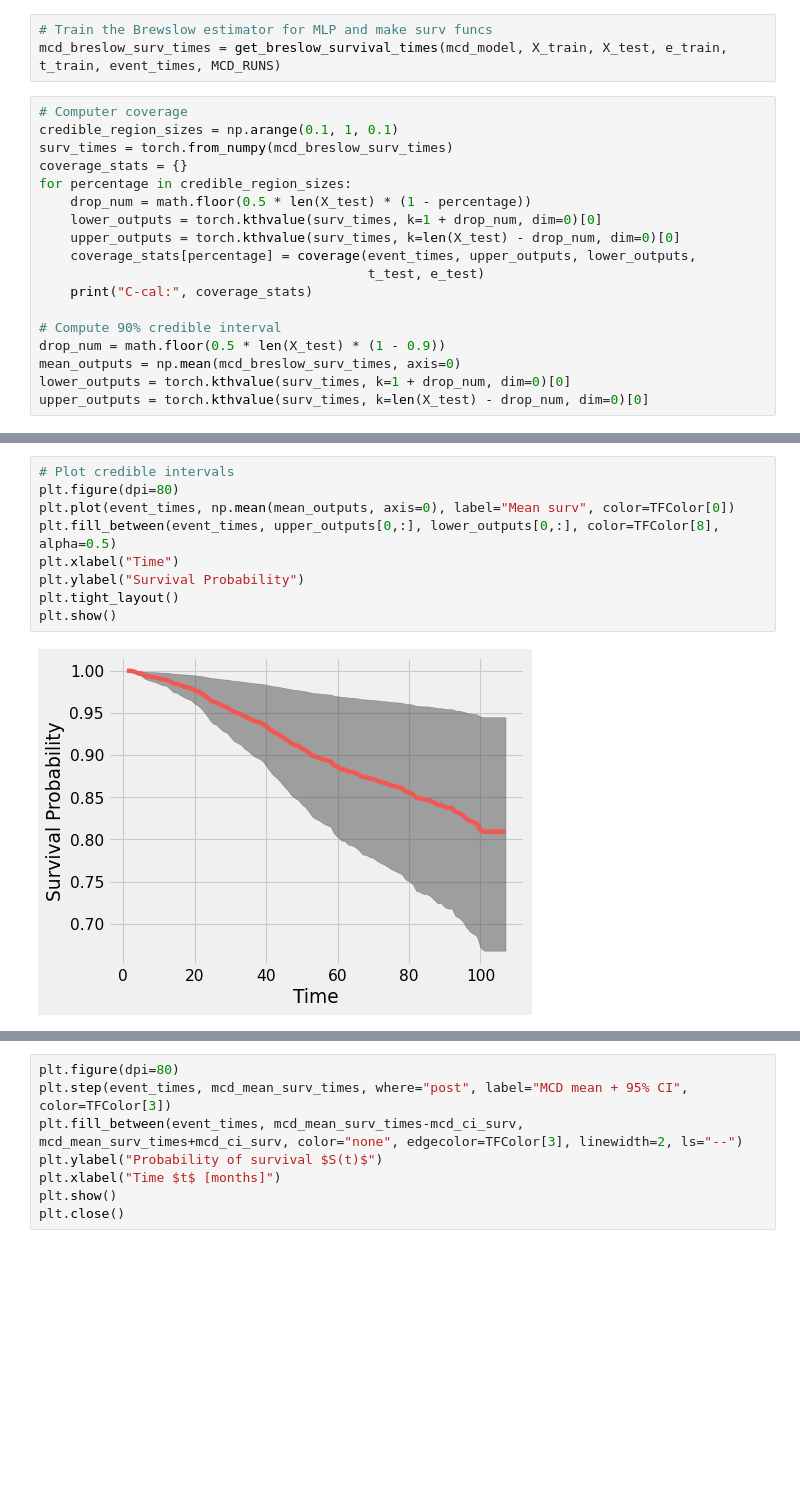
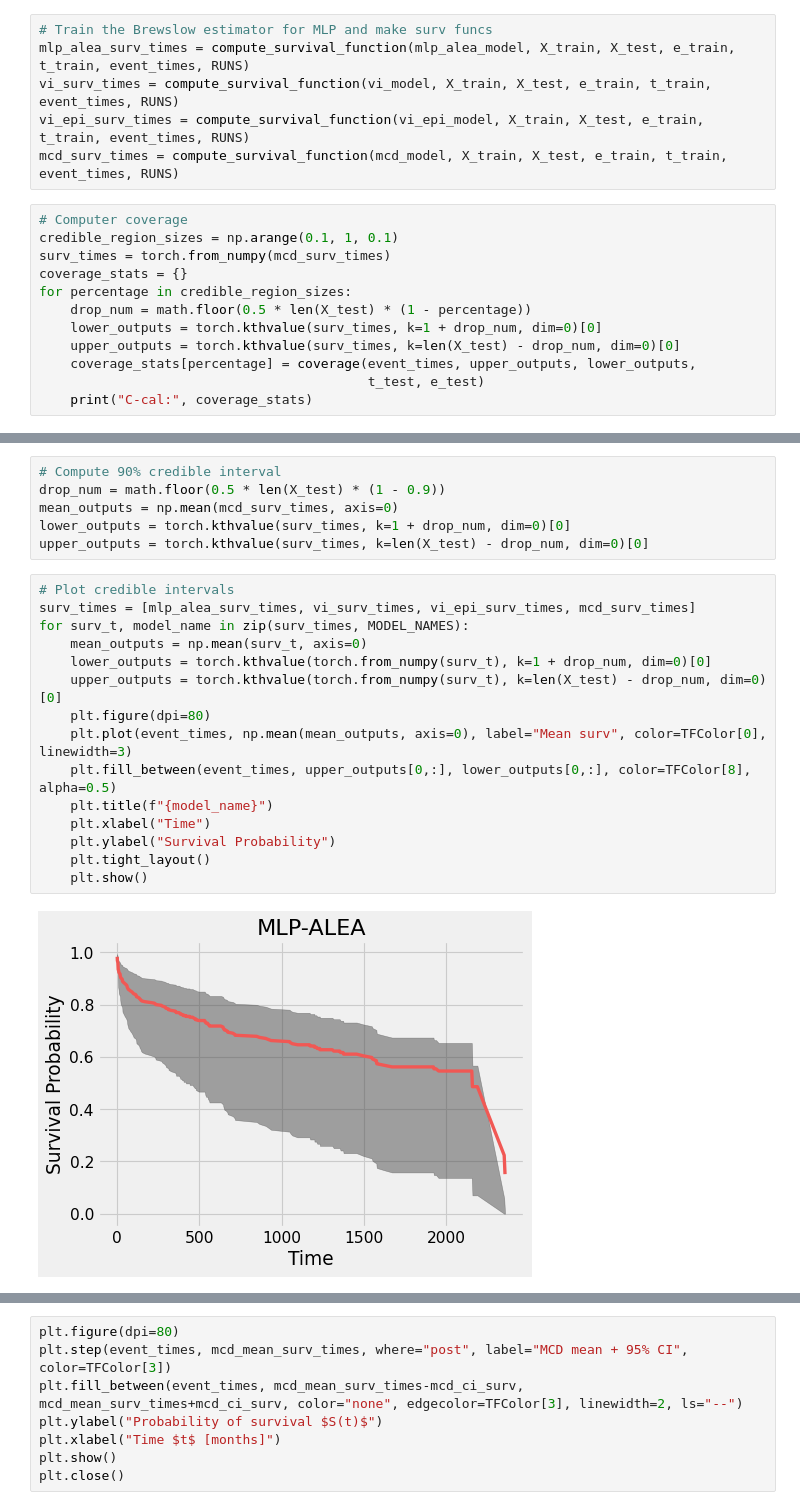
Before and after one commit to thecml/baysurv-wip, a Jupyter notebook: notebooks/model_inference.ipynb, the cells around one changed output, grey strips where cells are left out. Saved outputs shown, nothing was run; the diff lists cells and outputs as text; blank space fills up the shorter version.

Commit message:
Prints all results now. Added surv plots

```diff
--- a/notebooks/model_inference.ipynb
+++ b/notebooks/model_inference.ipynb
@@ -122,10 +115,13 @@ measure_model_variance(X_test)
 # %%
 # Train the Brewslow estimator for MLP and make surv funcs
-mcd_breslow_surv_times = get_breslow_survival_times(mcd_model, X_train, X_test, e_train, t_train, event_times, MCD_RUNS)
+mlp_alea_surv_times = compute_survival_function(mlp_alea_model, X_train, X_test, e_train, t_train, event_times, RUNS)
+vi_surv_times = compute_survival_function(vi_model, X_train, X_test, e_train, t_train, event_times, RUNS)
+vi_epi_surv_times = compute_survival_function(vi_epi_model, X_train, X_test, e_train, t_train, event_times, RUNS)
+mcd_surv_times = compute_survival_function(mcd_model, X_train, X_test, e_train, t_train, event_times, RUNS)
 # %%
 # Computer coverage
 credible_region_sizes = np.arange(0.1, 1, 0.1)
-surv_times = torch.from_numpy(mcd_breslow_surv_times)
+surv_times = torch.from_numpy(mcd_surv_times)
 coverage_stats = {}
 for percentage in credible_region_sizes:
     drop_num = math.floor(0.5 * len(X_test) * (1 - percentage))
@@ -134,10 +130,4 @@ for percentage in credible_region_sizes:
     coverage_stats[percentage] = coverage(event_times, upper_outputs, lower_outputs,
                                           t_test, e_test)
     print("C-cal:", coverage_stats)
-
-# Compute 90% credible interval
-drop_num = math.floor(0.5 * len(X_test) * (1 - 0.9))
-mean_outputs = np.mean(mcd_breslow_surv_times, axis=0)
-lower_outputs = torch.kthvalue(surv_times, k=1 + drop_num, dim=0)[0]
-upper_outputs = torch.kthvalue(surv_times, k=len(X_test) - drop_num, dim=0)[0]
 # %% [output]
@@ -153,11 +143,23 @@ C-cal: {0.1: 0.7444043321299639, 0.2: 0.7444043321299639, 0.30000000000000004: 0
+# %%
+# Compute 90% credible interval
+drop_num = math.floor(0.5 * len(X_test) * (1 - 0.9))
+mean_outputs = np.mean(mcd_surv_times, axis=0)
+lower_outputs = torch.kthvalue(surv_times, k=1 + drop_num, dim=0)[0]
+upper_outputs = torch.kthvalue(surv_times, k=len(X_test) - drop_num, dim=0)[0]
 # %%
 # Plot credible intervals
-plt.figure(dpi=80)
-plt.plot(event_times, np.mean(mean_outputs, axis=0), label="Mean surv", color=TFColor[0])
-plt.fill_between(event_times, upper_outputs[0,:], lower_outputs[0,:], color=TFColor[8], alpha=0.5)
-plt.xlabel("Time")
-plt.ylabel("Survival Probability")
-plt.tight_layout()
-plt.show()
+surv_times = [mlp_alea_surv_times, vi_surv_times, vi_epi_surv_times, mcd_surv_times]
+for surv_t, model_name in zip(surv_times, MODEL_NAMES):
+    mean_outputs = np.mean(surv_t, axis=0)
+    lower_outputs = torch.kthvalue(torch.from_numpy(surv_t), k=1 + drop_num, dim=0)[0]
+    upper_outputs = torch.kthvalue(torch.from_numpy(surv_t), k=len(X_test) - drop_num, dim=0)[0]
+    plt.figure(dpi=80)
+    plt.plot(event_times, np.mean(mean_outputs, axis=0), label="Mean surv", color=TFColor[0], linewidth=3)
+    plt.fill_between(event_times, upper_outputs[0,:], lower_outputs[0,:], color=TFColor[8], alpha=0.5)
+    plt.title(f"{model_name}")
+    plt.xlabel("Time")
+    plt.ylabel("Survival Probability")
+    plt.tight_layout()
+    plt.show()
 # %% [output]
-[figure, old version]
+[figure, new version]
```
Also changed, not shown: parts of 5 cells of this notebook, 3 other files.
